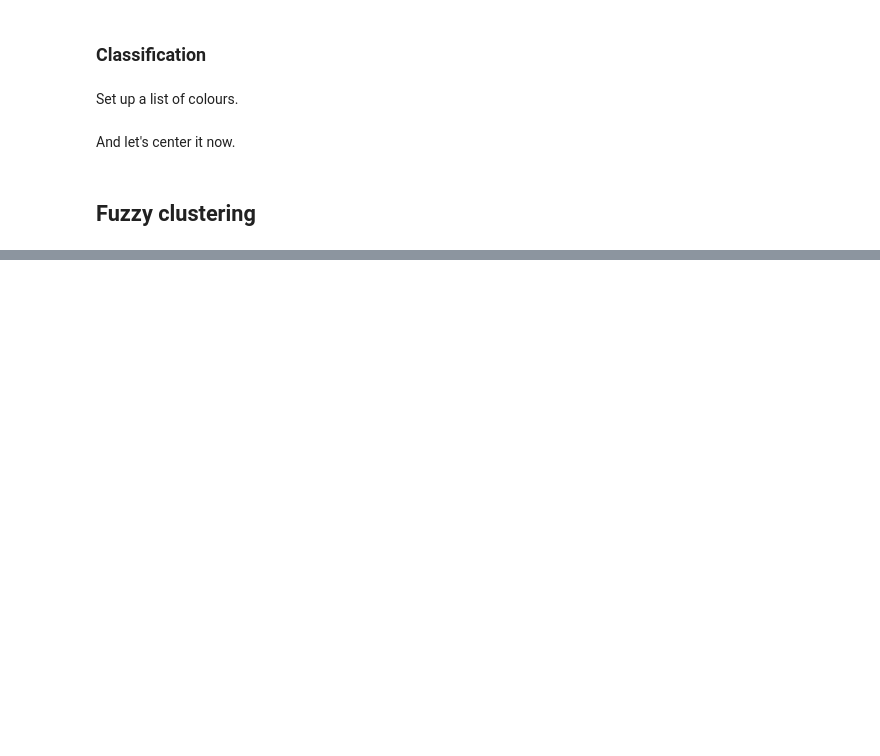
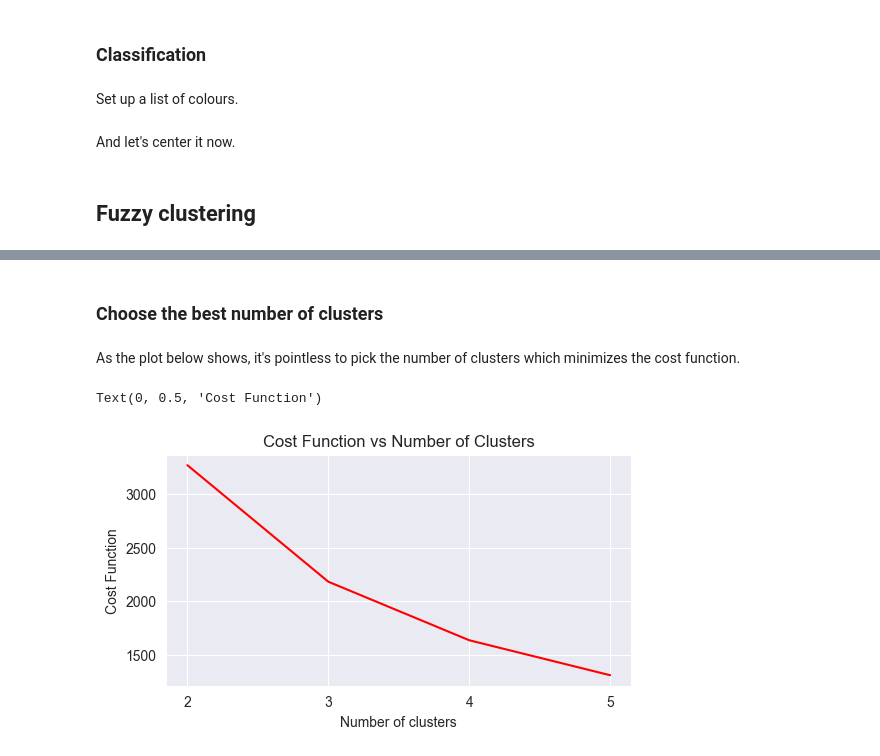
Before and after one commit to peetceenatoo/ncaa-mining, a Jupyter notebook: Scripts/Python/scikit_fuzzy_clustering.ipynb, the cells around one changed output, grey strips where cells are left out. Saved outputs shown, nothing was run; the diff lists cells and outputs as text; code cells hidden in the pictures; blank space fills up the shorter version.

```diff
--- a/Scripts/Python/scikit_fuzzy_clustering.ipynb
+++ b/Scripts/Python/scikit_fuzzy_clustering.ipynb
@@ -126,0 +208,20 @@ fig1.tight_layout()
+# %% [markdown]
+### Choose the best number of clusters
+# %% [markdown]
+As the plot below shows, it's pointless to pick the number of clusters which minimizes the cost function.
+# %%
+# Plot the best cost function obtained for each ncenters
+plt.figure(figsize=(6, 3))
+
+# Add a line to connect the points
+plt.plot(range(2, num_clusters+1), [best[ncenters][2] for ncenters in range(2, num_clusters+1)], 'r-')
+
+# Only show integers in the x-axis
+plt.xticks(range(2, num_clusters+1))
+
+plt.title('Cost Function vs Number of Clusters')
+plt.xlabel('Number of clusters')
+plt.ylabel('Cost Function')
+# %% [output]
+Text(0, 0.5, 'Cost Function')
+[figure, added]
```
Also changed, not shown: parts of 20 cells of this notebook.
